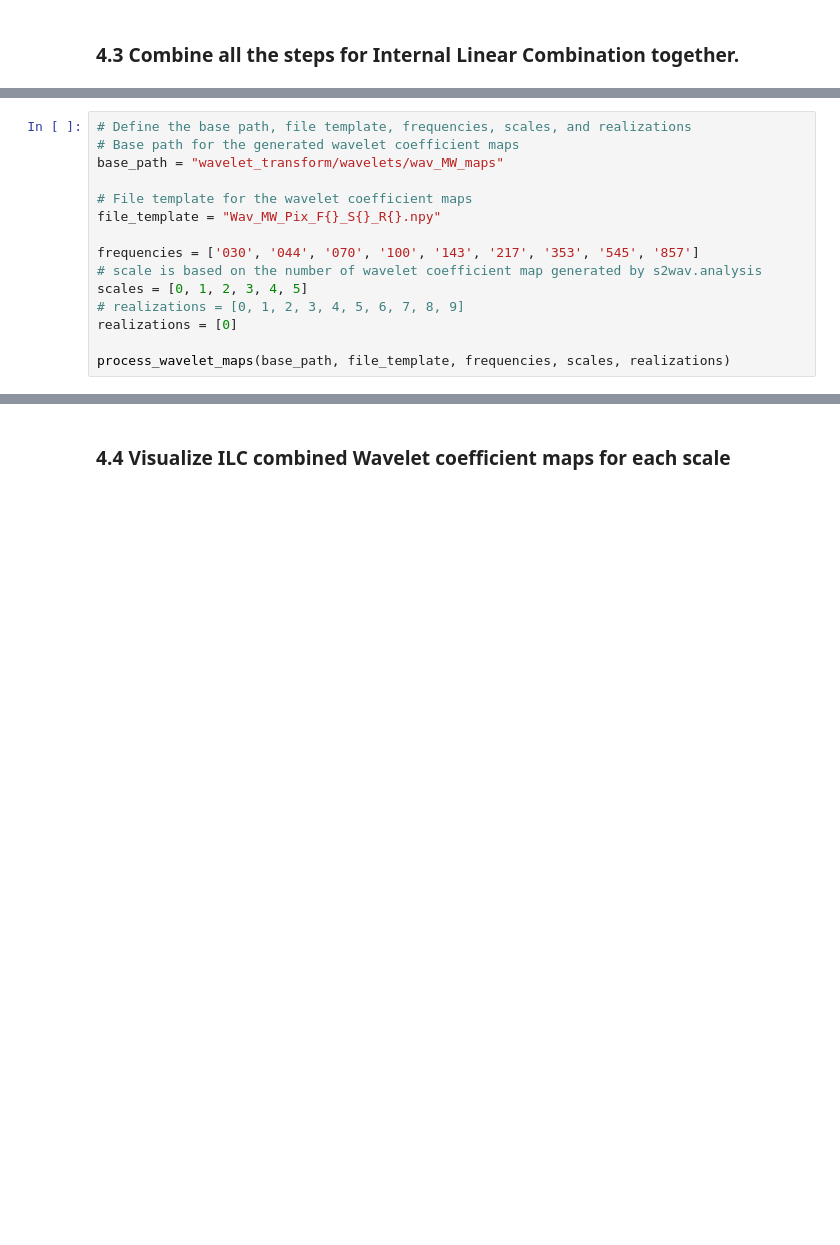
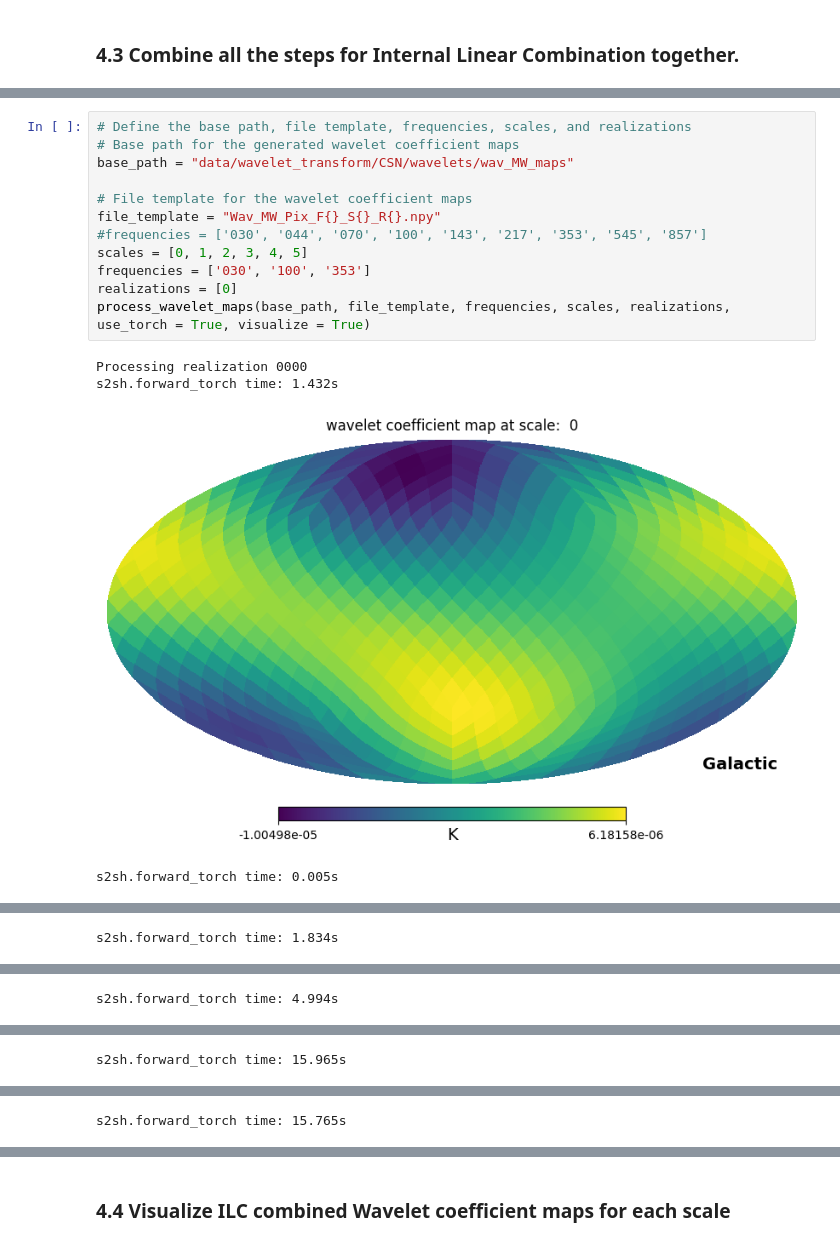
Before and after one commit to MEH04/Clean_CMB, a Jupyter notebook: skyclean_4_ILC_steps_single_process.ipynb, the cells around one changed output, grey strips where cells are left out. Drawn from its saved outputs; the diff is of its cells as text; blank space fills up the shorter version.

Commit message:
torch support

```diff
--- a/skyclean_4_ILC_steps_single_process.ipynb
+++ b/skyclean_4_ILC_steps_single_process.ipynb
@@ -508,15 +699,17 @@ def process_wavelet_maps(base_path, file_template, frequencies, scales, realizat
 # %%
 # Define the base path, file template, frequencies, scales, and realizations
 # Base path for the generated wavelet coefficient maps
-base_path = "wavelet_transform/wavelets/wav_MW_maps"
+base_path = "data/wavelet_transform/CSN/wavelets/wav_MW_maps"
 
 # File template for the wavelet coefficient maps
 file_template = "Wav_MW_Pix_F{}_S{}_R{}.npy"
-
-frequencies = ['030', '044', '070', '100', '143', '217', '353', '545', '857']
-# scale is based on the number of wavelet coefficient map generated by s2wav.analysis
+#frequencies = ['030', '044', '070', '100', '143', '217', '353', '545', '857']
 scales = [0, 1, 2, 3, 4, 5]
-# realizations = [0, 1, 2, 3, 4, 5, 6, 7, 8, 9]
+frequencies = ['030', '100', '353']
 realizations = [0]
-
-process_wavelet_maps(base_path, file_template, frequencies, scales, realizations)
+process_wavelet_maps(base_path, file_template, frequencies, scales, realizations, use_torch = True, visualize = True)
+# %% [output]
+Processing realization 0000
+s2sh.forward_torch time: 1.432s
+[figure, added]
+s2sh.forward_torch time: 0.005s
@@ -522,0 +717 @@ process_wavelet_maps(base_path, file_template, frequencies, scales, realizations
+s2sh.forward_torch time: 1.834s
@@ -522,0 +719 @@ process_wavelet_maps(base_path, file_template, frequencies, scales, realizations
+s2sh.forward_torch time: 4.994s
@@ -522,0 +721 @@ process_wavelet_maps(base_path, file_template, frequencies, scales, realizations
+s2sh.forward_torch time: 15.965s
@@ -522,0 +723 @@ process_wavelet_maps(base_path, file_template, frequencies, scales, realizations
+s2sh.forward_torch time: 15.765s
```
Also changed, not shown: parts of 7 cells of this notebook, 2 other files.
